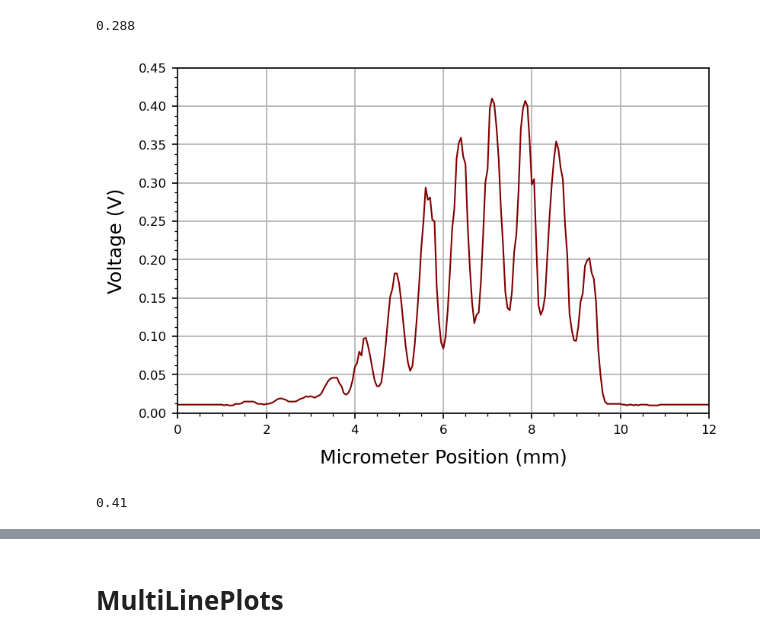
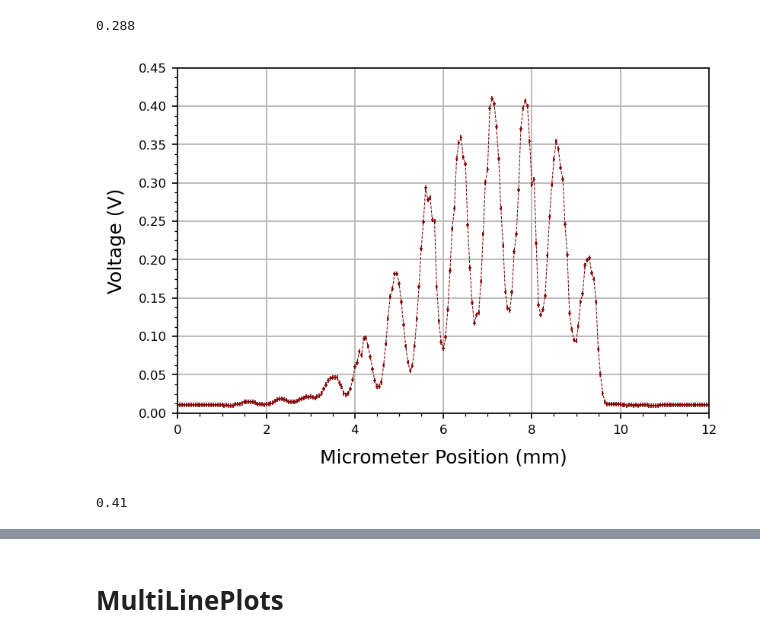
Before and after one commit to parallax-xallaraq/PHSX616, a Jupyter notebook: Lab1 - Two Slit Interference/Code/BasicDataPlotting.ipynb, the cells around one changed output, grey strips where cells are left out. Cells and saved outputs as stored; diff of their text form; code cells hidden in the pictures.

```diff
--- a/Lab1 - Two Slit Interference/Code/BasicDataPlotting.ipynb
+++ b/Lab1 - Two Slit Interference/Code/BasicDataPlotting.ipynb
@@ -78,17 +80,19 @@ print(max(tables['Laser 1s']['Voltage (V)']))
 # %%
 myplt.PlotXY(
     x = tables['Laser 2s']['Micrometer Position (mm)'],
     y = tables['Laser 2s']['Voltage (V)'],
     xlab = 'Micrometer Position (mm)',
     ylab = 'Voltage (V)',
+    xerr = 0.03,
+    yerr = 0.003,
     color = colors['Laser'],
     xlim = [0,12],
     ylim = [0,0.45],
     fileName = path_fig + 'Laser2s.png'
 )
 print(max(tables['Laser 2s']['Voltage (V)']))
 # %% [output]
-[figure, old version]
+[figure, new version]
 0.41
 # %%
 myplt.PlotXY(
```
Also changed, not shown: parts of 10 cells of this notebook, 24 other files.
